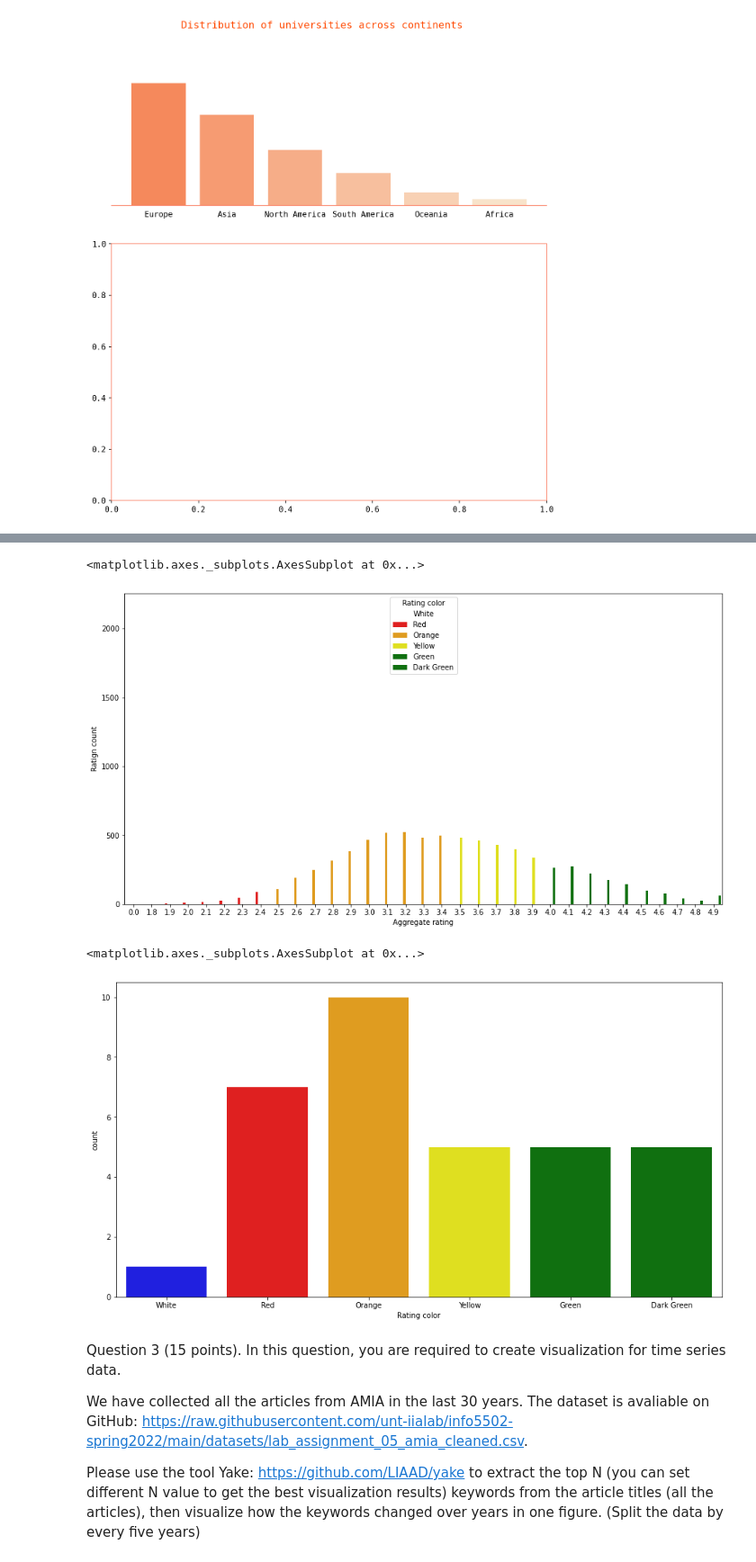
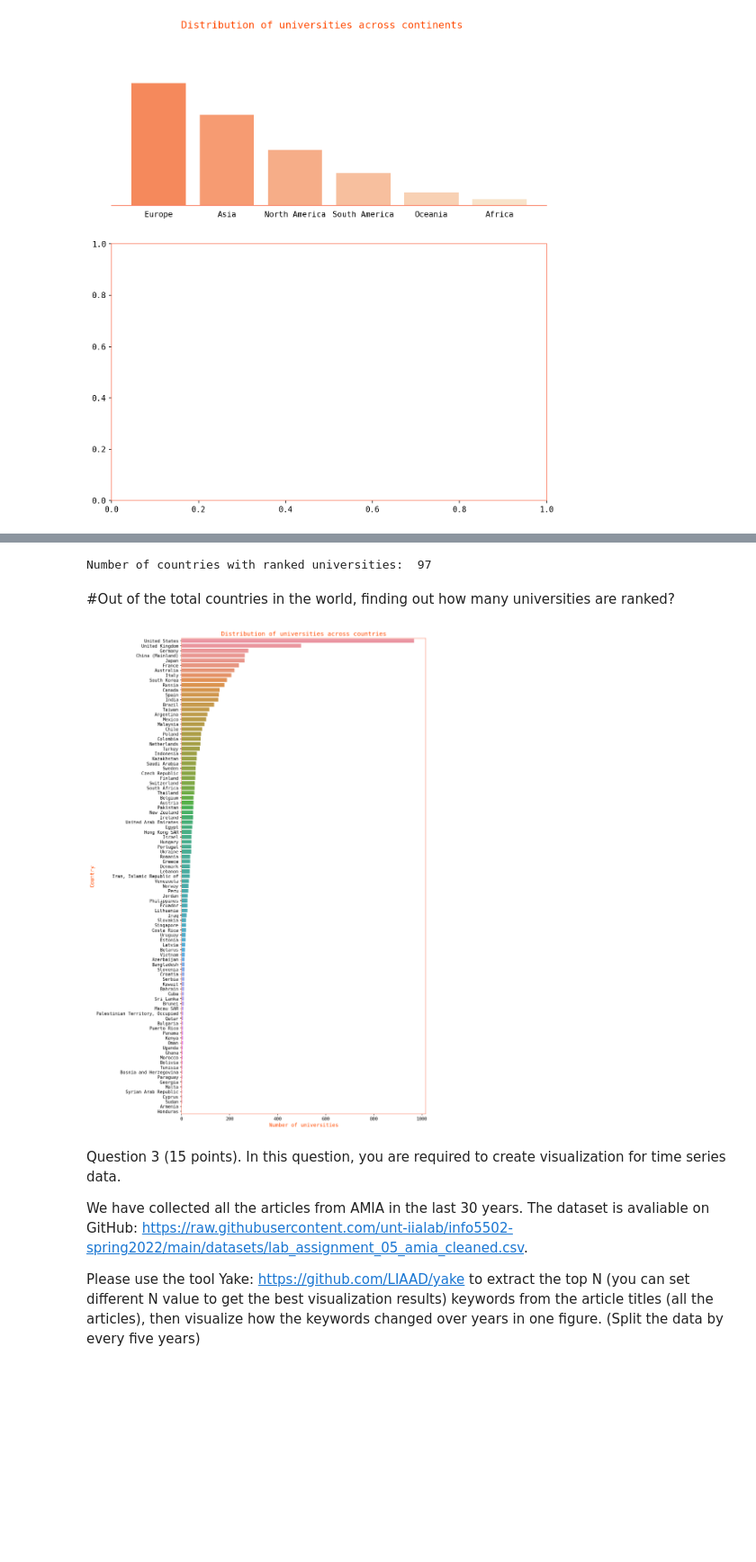
Before and after one commit to dhanakakani/Dhana_INFO5502_Spring2022, a Jupyter notebook: lab_assignment_05_(2)_(1).ipynb, the cells around one changed output, grey strips where cells are left out. Shown: that part at 90% size. Cells and saved outputs as stored; diff of their text form; code cells hidden in the pictures; blank space fills up the shorter version.

```diff
--- a/lab_assignment_05_(2)_(1).ipynb
+++ b/lab_assignment_05_(2)_(1).ipynb
@@ -123,9 +117,9 @@ Saving qs-world-university-rankings-2017-to-2022-V2.csv to qs-world-university-r
 # %%
 # Your answer here (python code + explanation):
 #Question 1
-#I am taking a data set from Zomato which is a food delivery application and lets perform EDA and visulaize the insights from the data.
+#I am taking a data set from the kaggle i.e qs world university ranking
 #I will clean the data and make it ready for usable format
-!pip install geemap
+#!pip install geemap
 import numpy as np
 import pandas as pd
 import matplotlib.pyplot as plt
@@ -140,6 +134,6 @@ import pandas as pd
 #import geopandas as gpd
 import missingno as msno
 import re
-z = pd.read_csv('qs-world-university-rankings-2017-to-2022-V2.csv')
+z = pd.read_csv('/content/sample_data/qs-world-university-rankings-2017-to-2022-V2.csv')
 print(z.head())
 # %% [output]
@@ -362,14 +352,20 @@ sns.barplot(x="Aggregate rating",y="Ratign count",hue='Rating color',data=rating
-# %%
-sns.barplot(x="Aggregate rating",y="Ratign count",hue='Rating color',data=rating,palette =['white','red','orange','yellow','green','green'] )
-# %% [output]
-<matplotlib.axes._subplots.AxesSubplot at 0x...>
-[figure, removed]
-# %%
-#count plot
-sns.countplot(x='Rating color',data=rating,palette=['blue','red','orange','yellow','green','green'])
-# %% [output]
-<matplotlib.axes._subplots.AxesSubplot at 0x...>
-[figure, removed]
+# %%
+print('Number of countries with ranked universities: ',z['country'].nunique())
+# %% [output]
+Number of countries with ranked universities:  97
+# %% [markdown]
+#Out of the total countries in the world, finding out how many universities are ranked?
+# %%
+uni_df = z['university'].value_counts()
+
+fig, ax = plt.subplots(figsize=(10,20), dpi=150)
+
+sns.countplot(data=z, y='country', order=z.country.value_counts().index);
+plt.xlabel('Number of universities', fontsize=12, color = '#ff4800')
+plt.ylabel('Country', fontsize=12, color = '#ff4800')
+plt.title("Distribution of universities across countries", fontsize=14, color = '#ff4800');
+# %% [output]
+[figure, added]
 # %% [markdown]
 Question 3 (15 points). In this question, you are required to create visualization for time series data.
 
```
Also changed, not shown: parts of 14 cells of this notebook.
